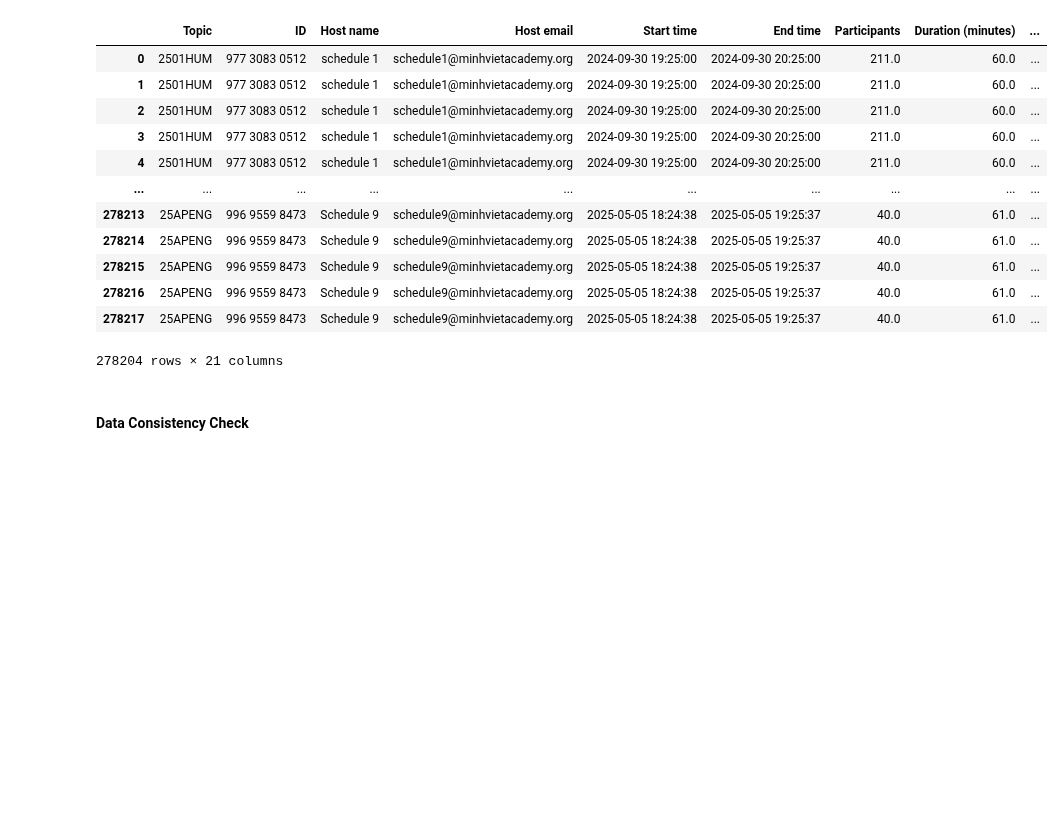
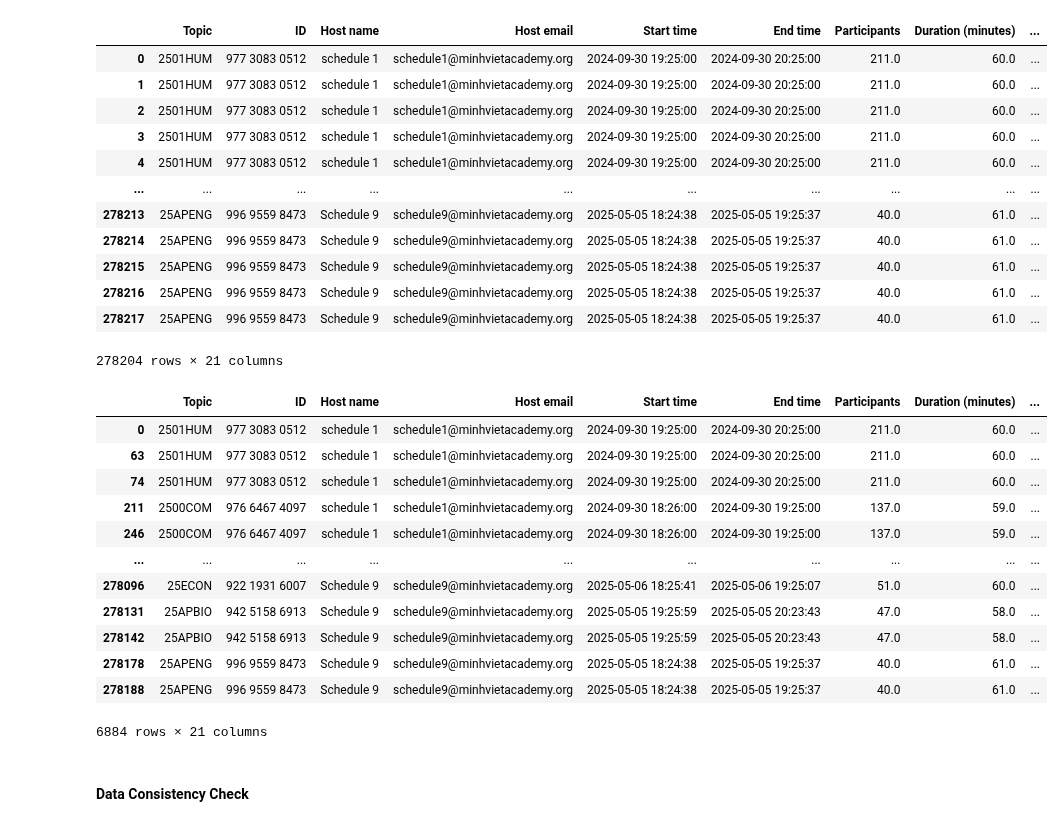
Before and after one commit to tthvan/Customer-Retention-Analysis, a Jupyter notebook: cleanin.ipynb, the cells around one changed output. Saved outputs shown, nothing was run; the diff lists cells and outputs as text; code cells hidden in the pictures; blank space fills up the shorter version.

```diff
--- a/cleanin.ipynb
+++ b/cleanin.ipynb
@@ -252,7 +252,9 @@ df['Email'] = df['Email'].astype(str).str.strip()
 #Split the part before '@' to see if it is an student email or TA (Teaching Assistant)/Teacher email
 df['SID_str'] = df['Email'].str.split('@').str[0]
 def role(value):
-    if str(value).isnumeric():
+    if value == 'nan':
+        return 'Student'
+    elif str(value).isnumeric():
         return 'Student'
     else:
         return 'TA/Teacher'
@@ -273,6 +275,22 @@ df
 | 278216 | 25APENG | 996 9559 8473 | Schedule 9 | schedule9@minhvietacademy.org | 2025-05-05 18:24:38 | 2025-05-05 19:25:37 | 40.0 | 61.0 | ... |
 | 278217 | 25APENG | 996 9559 8473 | Schedule 9 | schedule9@minhvietacademy.org | 2025-05-05 18:24:38 | 2025-05-05 19:25:37 | 40.0 | 61.0 | ... |
 278204 rows × 21 columns
+# %%
+df[df['role']=='TA/Teacher']
+# %% [output]
+|  | Topic | ID | Host name | Host email | Start time | End time | Participants | Duration (minutes) | ... |
+| 0 | 2501HUM | 977 3083 0512 | schedule 1 | schedule1@minhvietacademy.org | 2024-09-30 19:25:00 | 2024-09-30 20:25:00 | 211.0 | 60.0 | ... |
+| 63 | 2501HUM | 977 3083 0512 | schedule 1 | schedule1@minhvietacademy.org | 2024-09-30 19:25:00 | 2024-09-30 20:25:00 | 211.0 | 60.0 | ... |
+| 74 | 2501HUM | 977 3083 0512 | schedule 1 | schedule1@minhvietacademy.org | 2024-09-30 19:25:00 | 2024-09-30 20:25:00 | 211.0 | 60.0 | ... |
+| 211 | 2500COM | 976 6467 4097 | schedule 1 | schedule1@minhvietacademy.org | 2024-09-30 18:26:00 | 2024-09-30 19:25:00 | 137.0 | 59.0 | ... |
+| 246 | 2500COM | 976 6467 4097 | schedule 1 | schedule1@minhvietacademy.org | 2024-09-30 18:26:00 | 2024-09-30 19:25:00 | 137.0 | 59.0 | ... |
+| ... | ... | ... | ... | ... | ... | ... | ... | ... | ... |
+| 278096 | 25ECON | 922 1931 6007 | Schedule 9 | schedule9@minhvietacademy.org | 2025-05-06 18:25:41 | 2025-05-06 19:25:07 | 51.0 | 60.0 | ... |
+| 278131 | 25APBIO | 942 5158 6913 | Schedule 9 | schedule9@minhvietacademy.org | 2025-05-05 19:25:59 | 2025-05-05 20:23:43 | 47.0 | 58.0 | ... |
+| 278142 | 25APBIO | 942 5158 6913 | Schedule 9 | schedule9@minhvietacademy.org | 2025-05-05 19:25:59 | 2025-05-05 20:23:43 | 47.0 | 58.0 | ... |
+| 278178 | 25APENG | 996 9559 8473 | Schedule 9 | schedule9@minhvietacademy.org | 2025-05-05 18:24:38 | 2025-05-05 19:25:37 | 40.0 | 61.0 | ... |
+| 278188 | 25APENG | 996 9559 8473 | Schedule 9 | schedule9@minhvietacademy.org | 2025-05-05 18:24:38 | 2025-05-05 19:25:37 | 40.0 | 61.0 | ... |
+6884 rows × 21 columns
 # %% [markdown]
 #### Data Consistency Check
 # %%
```
